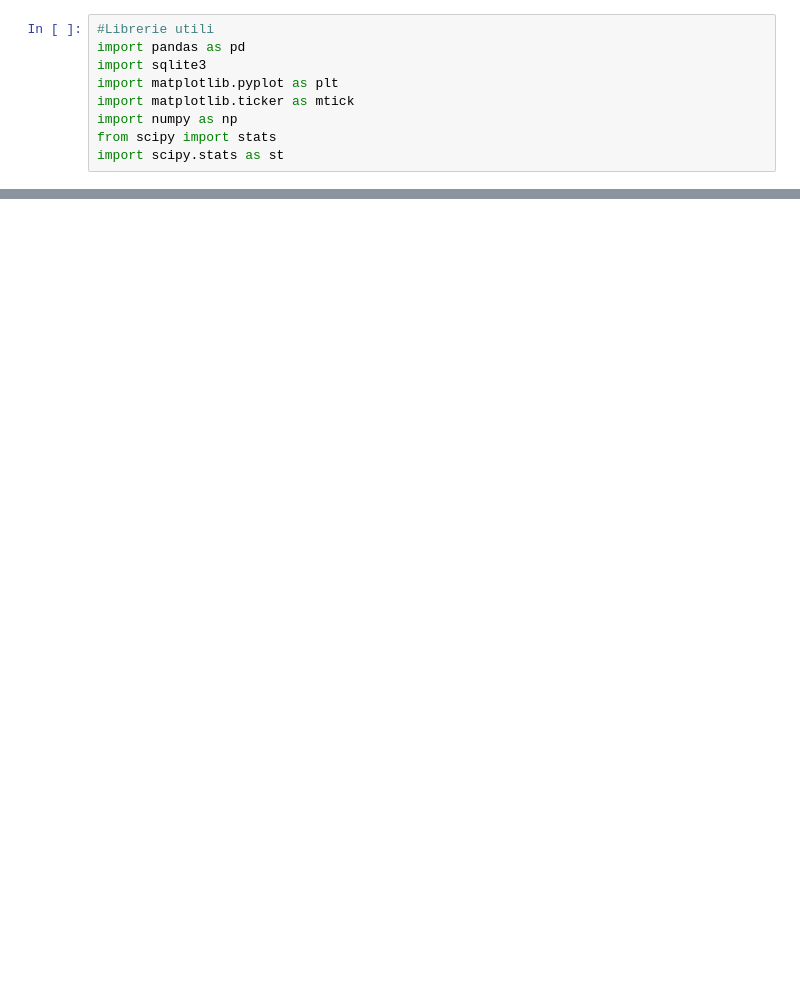
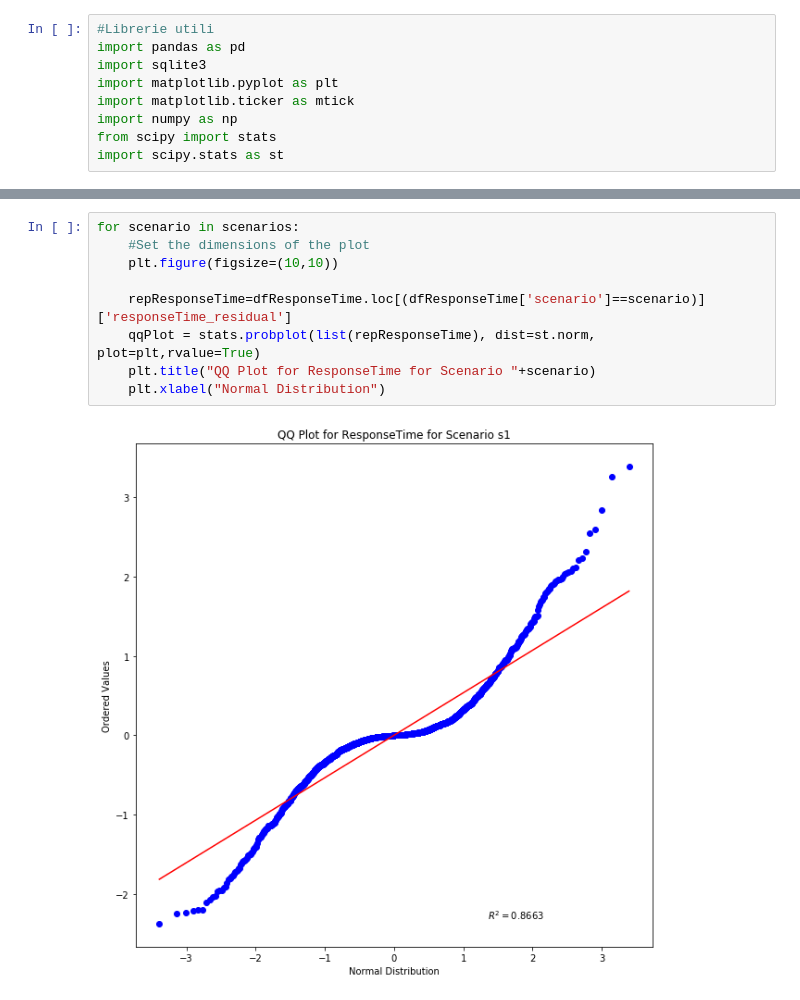
Before and after one commit to nferrante1/pecsn_project, a Jupyter notebook: Jupyter/2kr.ipynb, the cells around one changed output, grey strips where cells are left out. Saved outputs shown, nothing was run; the diff lists cells and outputs as text; blank space fills up the shorter version.

```diff
--- a/Jupyter/2kr.ipynb
+++ b/Jupyter/2kr.ipynb
@@ -74,0 +63,11 @@ Text(0.5, 0, 'Normal Distribution')
+# %%
+for scenario in scenarios:
+    #Set the dimensions of the plot
+    plt.figure(figsize=(10,10))
+
+    repResponseTime=dfResponseTime.loc[(dfResponseTime['scenario']==scenario)]['responseTime_residual']
+    qqPlot = stats.probplot(list(repResponseTime), dist=st.norm, plot=plt,rvalue=True)
+    plt.title("QQ Plot for ResponseTime for Scenario "+scenario)
+    plt.xlabel("Normal Distribution")
+# %% [output]
+[figure, added]
```
Also changed, not shown: parts of 8 cells of this notebook, 1 other file.
